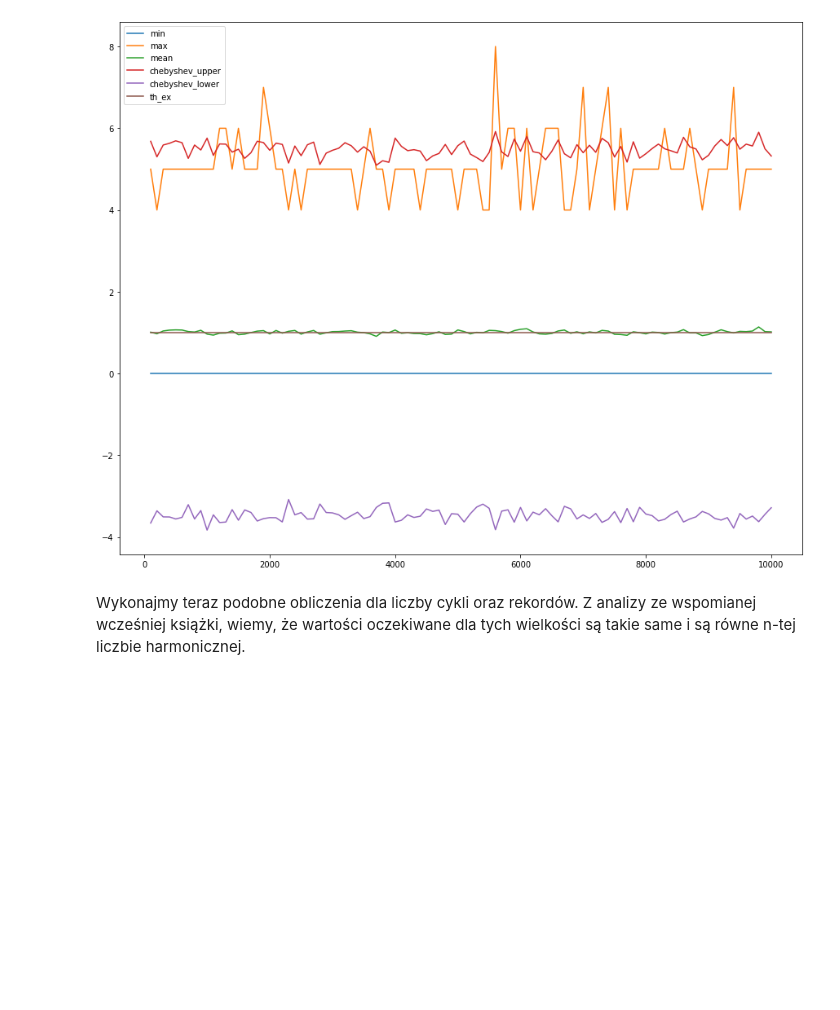
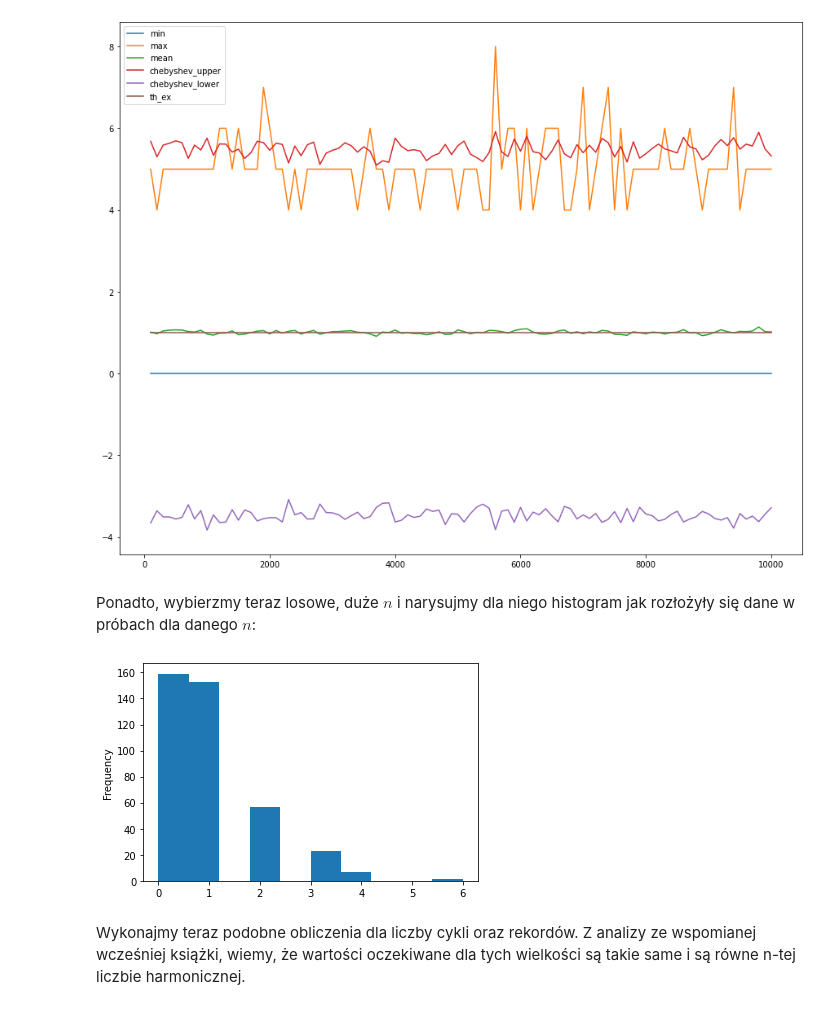
Before and after one commit to JakubGogola-IDENTT/mpa, a Jupyter notebook: lab2/analysis.ipynb, the cells around one changed output. Drawn from its saved outputs; the diff is of its cells as text; code cells hidden in the pictures; blank space fills up the shorter version.

```diff
--- a/lab2/analysis.ipynb
+++ b/lab2/analysis.ipynb
@@ -76,5 +76,17 @@ def draw_plot(data, x_u, x_l, th_ex):
 draw_plot(fixed_points, x_u, x_l, th_ex)
 # %% [output]
 [figure]
+# %% [markdown]
+Ponadto, wybierzmy teraz losowe, duże $n$ i narysujmy dla niego histogram jak rozłożyły się dane w próbach dla danego $n$:
+# %%
+def draw_hist(data, key):
+    rnd_n = random.randint(50, 99)
+    rnd_n = 100 + 100 * rnd_n
+
+    data[key][rnd_n:rnd_n+400].plot.hist(bins=10)
+# %%
+draw_hist(results, 'fixed_points')
+# %% [output]
+[figure, added]
 # %% [markdown]
 Wykonajmy teraz podobne obliczenia dla liczby cykli oraz rekordów. Z analizy ze wspomianej wcześniej książki, wiemy, że wartości oczekiwane dla tych wielkości są takie same i są równe n-tej liczbie harmonicznej.
```
Also changed, not shown: parts of 7 cells of this notebook, 1 other file.
